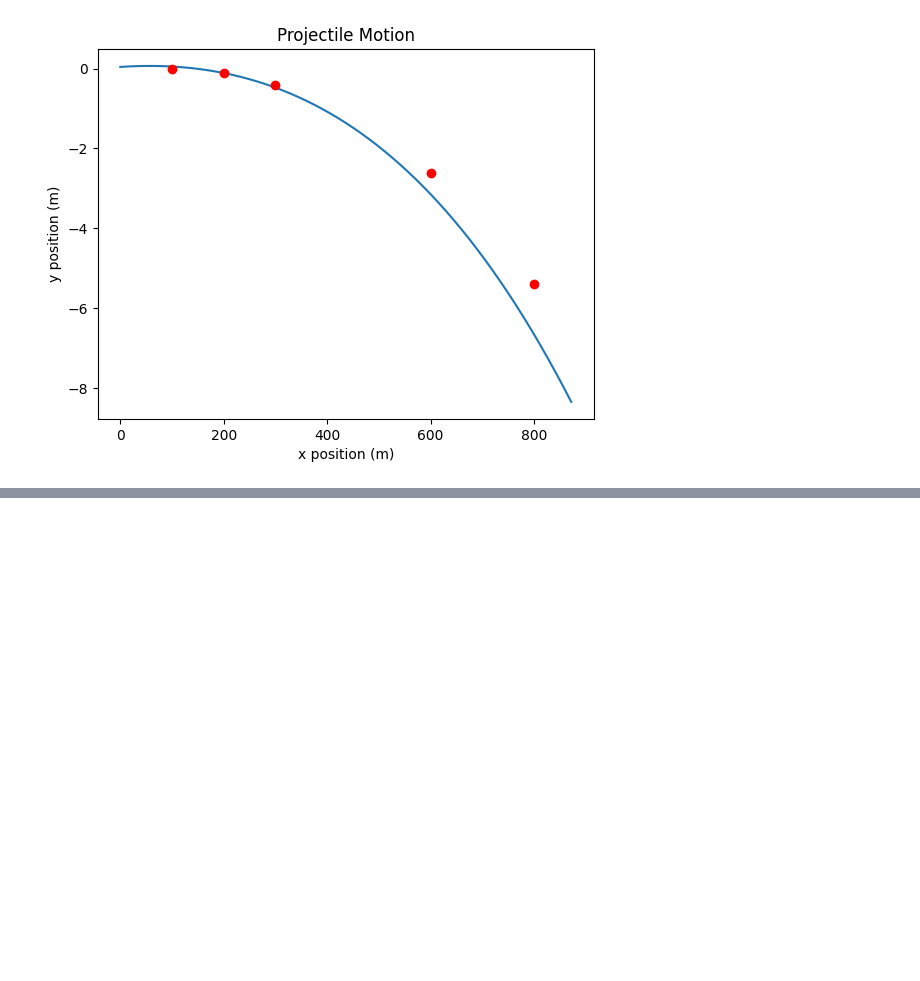
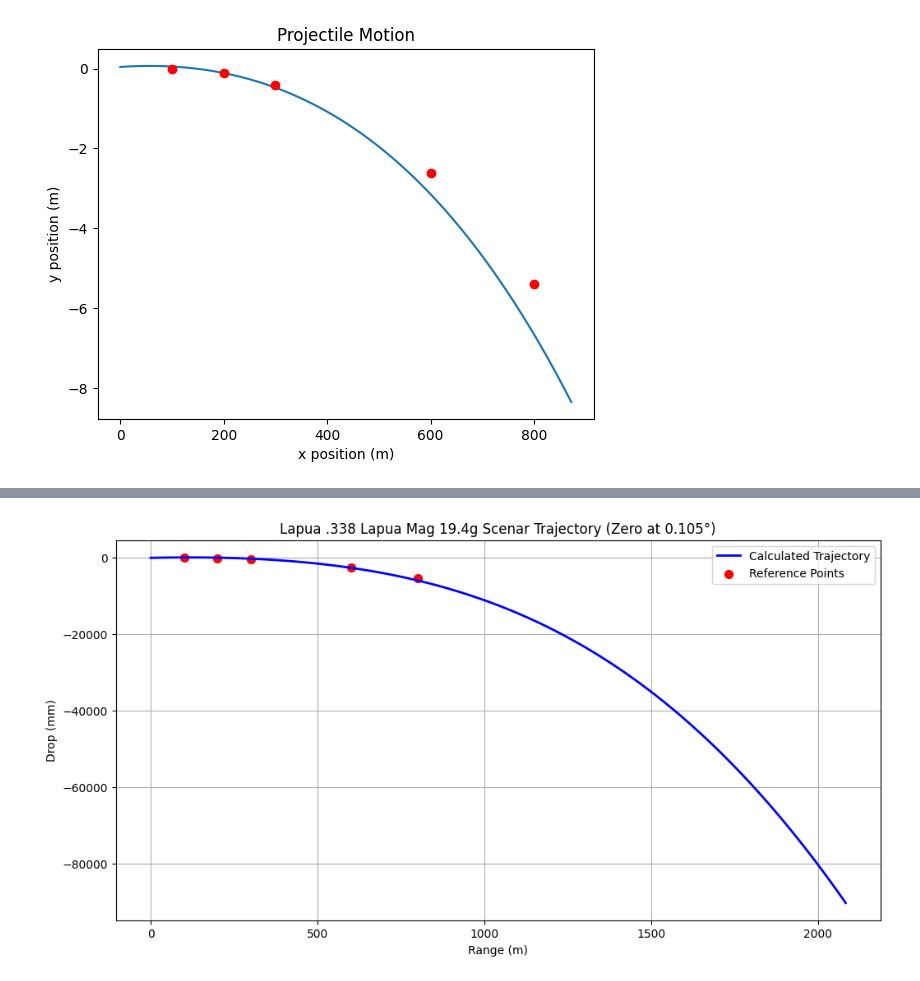
Before and after one commit to cake-dev/SimClass, a Jupyter notebook: bullet_trajectory.ipynb, the cells around one changed output, grey strips where cells are left out. Drawn from its saved outputs; the diff is of its cells as text; code cells hidden in the pictures; blank space fills up the shorter version.

```diff
--- a/bullet_trajectory.ipynb
+++ b/bullet_trajectory.ipynb
@@ -381,7 +381,7 @@ class BallisticModel:
         self.g_imperial = 32.174  # ft/s^2
         self.g_metric = 9.81   # m/s^2
         self.rho_imperial = 0.0765 # lb/ft^3
-        self.rho_metric = 1.225   # kg/m^3
+        self.rho_metric = .001225   # kg/m^3
         self.vs_imperial = 1125   # ft/s
         self.vs_metric = 343      # m/s
 
@@ -608,7 +608,7 @@ class BallisticModel:
 
        CdG = self.CdG(mach)
 
-       drag_magnitude = mach/self.bc * 0.5 * rho/1000 * CdG * v**2 # FIXME: had to divide by 1000 to get the correct units for some reason, was blowing up
+       drag_magnitude = mach/self.bc * 0.5 * rho * CdG * v**2
 
        return drag_magnitude
 # %% [markdown]
@@ -712,7 +712,7 @@ v_muzzle = 820 # m/s
 b = BallisticModel(model_type='G1', units='metric', bc=0.736) # ballistics model
 
 # firing angle
-angle = 0.05 # degrees
+angle = .05 # degrees
 theta = np.deg2rad(angle) # convert to radians
 # scope offset (40mm for lapua .338 from website)
 scope_height = 0.04 # initial y position
@@ -763,0 +786,2 @@ plt.show()
+# %%
+diff = get_diff(y[:,1], p(y[:,0]))
@@ -820,3 +861,94 @@ table.field_names = ["Range (m)", "Height G1 (m)"]
 for i in range(0, len(t), 50): # Print every 50th point, adjust as needed.
     table.add_row([round(y_g1[i, 0],1), round(y_g1[i, 1], 1)])
 print(table)
+# %%
+# Cartridge Selection and Data
+cartridge_name = "Lapua .338 Lapua Mag 19.4g Scenar"
+muzzle_velocity_mps = 820
+bc_g1 = 0.736
+projectile_mass_grams = 19.4
+scope_height_mm = 40
+
+# Ballistic Model Initialization
+b_g1 = BallisticModel(model_type='G1', units='metric', bc=bc_g1)
+b_g1.mass = projectile_mass_grams / 1000  # Set mass in kg
+
+# Reference data
+drop_df = pd.DataFrame({
+    'range': [100, 200, 300, 600, 800],
+    'y': [0, -122/1000, -422/1000, -2609/1000, -5404/1000]
+})
+
+def calculate_trajectory_error(angle, muzzle_velocity, scope_height, b_model, drop_df):
+    """
+    Calculate the total error between simulated trajectory and reference data points
+    """
+    vx0 = muzzle_velocity * np.cos(np.radians(angle))
+    vy0 = muzzle_velocity * np.sin(np.radians(angle))
+    y0 = np.array([0, -scope_height/1000, vx0, vy0])
+
+    # Use longer time span to ensure reaching max range
+    tspan = [0, 5.0]
+    t, y = solve_ode(projectile, tspan, y0, method=EulerRichardson, args=(b_model,), first_step=0.0005)
+
+    # Calculate error at each reference range
+    total_error = 0
+    for _, ref_point in drop_df.iterrows():
+        # Find the closest x position in our trajectory
+        idx = np.argmin(np.abs(y[:, 0] - ref_point['range']))
+        if idx >= len(y):
+            return float('inf')
+
+        # Calculate error at this point
+        error = (y[idx, 1] - ref_point['y']) ** 2
+        total_error += error
+
+    return np.sqrt(total_error)
+
+# Zeroing calculation with finer angle resolution
+angles = np.linspace(0, 1.0, 20)  # Test angles from 0.1 to 2.0 degrees
+best_angle = None
+min_error = float('inf')
+
+for angle in angles:
+    error = calculate_trajectory_error(angle, muzzle_velocity_mps, scope_height_mm, b_g1, drop_df)
+    if error < min_error:
+        min_error = error
+        best_angle = angle
+    print(f"Angle: {angle:.3f}°, Error: {error:.6f}")
+
+print(f"\nBest angle found: {best_angle:.4f}°")
+
+# Calculate final trajectory with best angle
+vx0_final = muzzle_velocity_mps * np.cos(np.radians(best_angle))
+vy0_final = muzzle_velocity_mps * np.sin(np.radians(best_angle))
+y0_final = np.array([0, -scope_height_mm/1000, vx0_final, vy0_final])
+t_final, y_final = solve_ode(projectile, [0, 5.0], y0_final, method=EulerRichardson, args=(b_g1,), first_step=0.0005)
+
+# Plot results
+plt.figure(figsize=(12, 6))
+plt.plot(y_final[:, 0], y_final[:, 1] * 1000, 'b-', label='Calculated Trajectory', linewidth=2)
+plt.scatter(drop_df['range'], drop_df['y'] * 1000, color='red', s=50, label='Reference Points')
+plt.xlabel('Range (m)')
+plt.ylabel('Drop (mm)')
+plt.title(f'{cartridge_name} Trajectory (Zero at {best_angle:.3f}°)')
+plt.grid(True)
+plt.legend()
+plt.show()
+
+# Print comparison table
+print("\nTrajectory Comparison:")
+print("Range (m) | Reference Drop (mm) | Calculated Drop (mm) | Difference (mm)")
+print("-" * 70)
+
+for _, ref_point in drop_df.iterrows():
+    range_m = ref_point['range']
+    ref_drop = ref_point['y'] * 1000  # Convert to mm
+
+    # Find closest point in calculated trajectory
+    idx = np.argmin(np.abs(y_final[:, 0] - range_m))
+    calc_drop = y_final[idx, 1] * 1000  # Convert to mm
+
+    diff = calc_drop - ref_drop
+    print(f"{range_m:8.0f} | {ref_drop:16.1f} | {calc_drop:16.1f} | {diff:14.1f}")
+# %% [output]
@@ -822,0 +972 @@ print(table)
+[figure, added]
```
Also changed, not shown: parts of 8 cells of this notebook, 1 other file.
